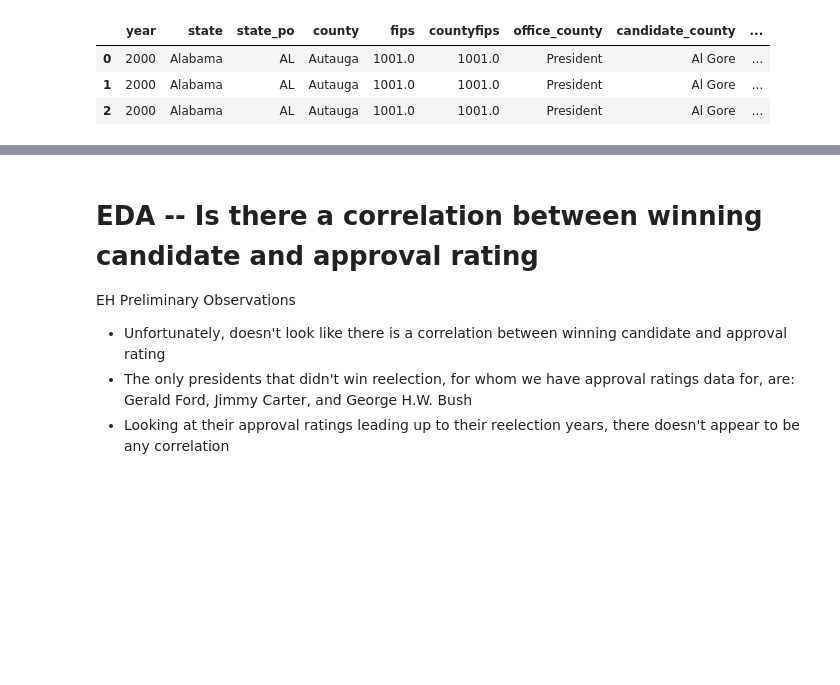
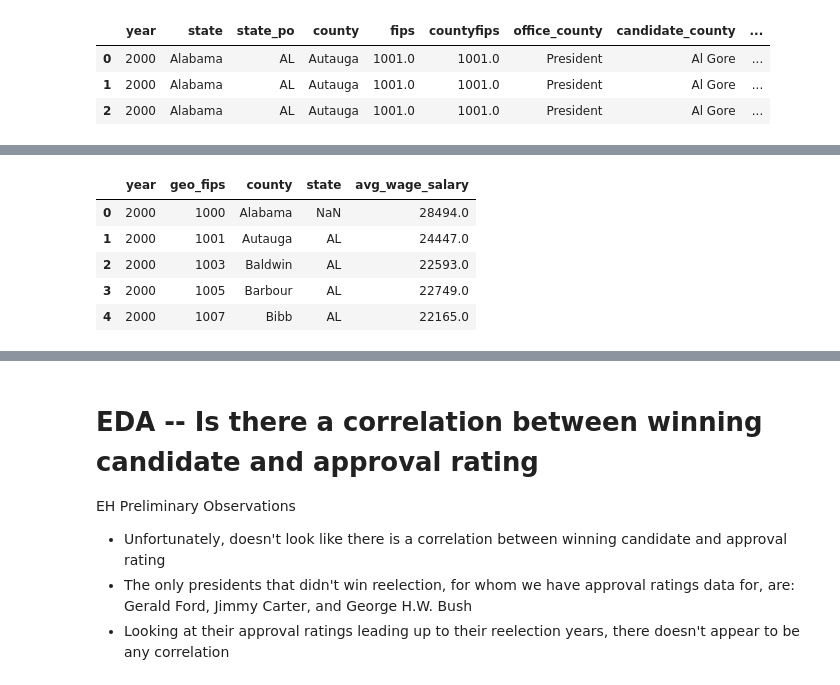
Before and after one commit to ehuang13/w210-presidential-election, a Jupyter notebook: ellie/ellie_eda.ipynb, the cells around one changed output, grey strips where cells are left out. Cells and saved outputs as stored; diff of their text form; code cells hidden in the pictures; blank space fills up the shorter version.

```diff
--- a/ellie_eda.ipynb
+++ b/ellie/ellie_eda.ipynb
@@ -291,0 +311,10 @@ merged_df.head(3)
+# %%
+# check out modified economic profile dataframe
+econmod_df.head()
+# %% [output]
+|  | year | geo_fips | county | state | avg_wage_salary |
+| 0 | 2000 | 1000 | Alabama | NaN | 28494.0 |
+| 1 | 2000 | 1001 | Autauga | AL | 24447.0 |
+| 2 | 2000 | 1003 | Baldwin | AL | 22593.0 |
+| 3 | 2000 | 1005 | Barbour | AL | 22749.0 |
+| 4 | 2000 | 1007 | Bibb | AL | 22165.0 |
```
Also changed, not shown: parts of 11 cells of this notebook, 1 other file.
